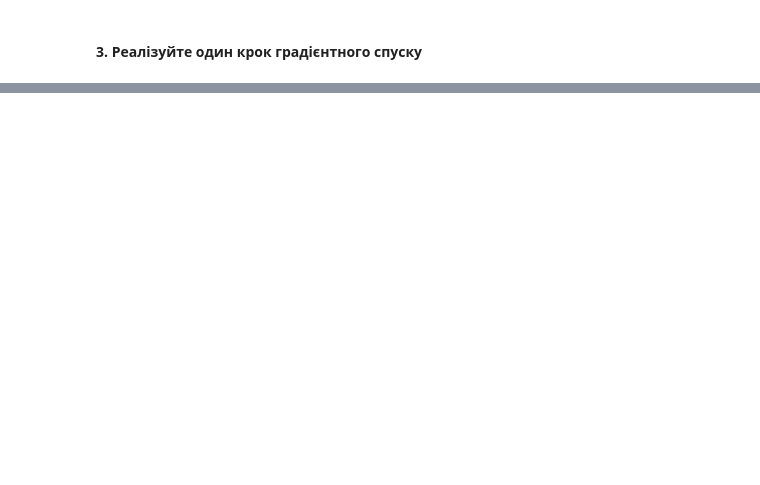
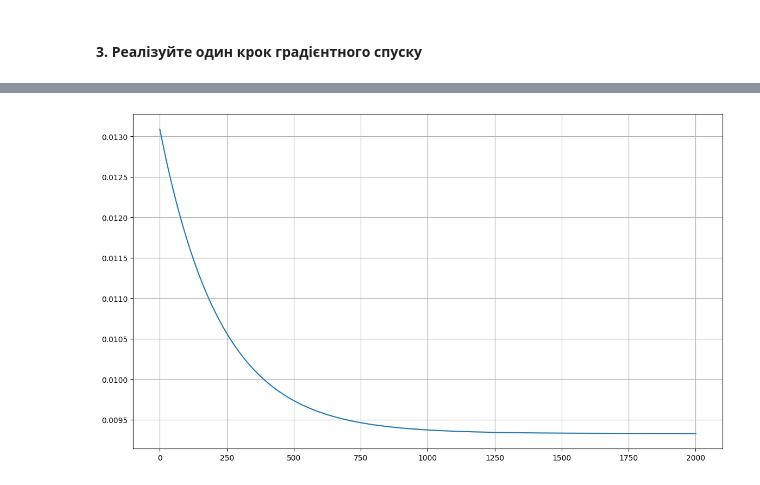
Before and after one commit to evgen-kulik/data_science_hw3, a Jupyter notebook: HW3.ipynb, the cells around one changed output, grey strips where cells are left out. Saved outputs shown, nothing was run; the diff lists cells and outputs as text; code cells hidden in the pictures; blank space fills up the shorter version.

```diff
--- a/HW3.ipynb
+++ b/HW3.ipynb
@@ -145,0 +219,9 @@ OverflowError: (34, 'Result too large')
+# %%
+# Побудуємо криву навчання для розуміння якості тренування.
+# При цьому використаємо список history та history_ext (після донавчання)
+plt.figure(figsize=(14, 8))
+history = history + history_ext
+plt.plot(history)
+plt.grid()
+# %% [output]
+[figure, added]
```
Also changed, not shown: parts of 18 cells of this notebook, 1 other file.
